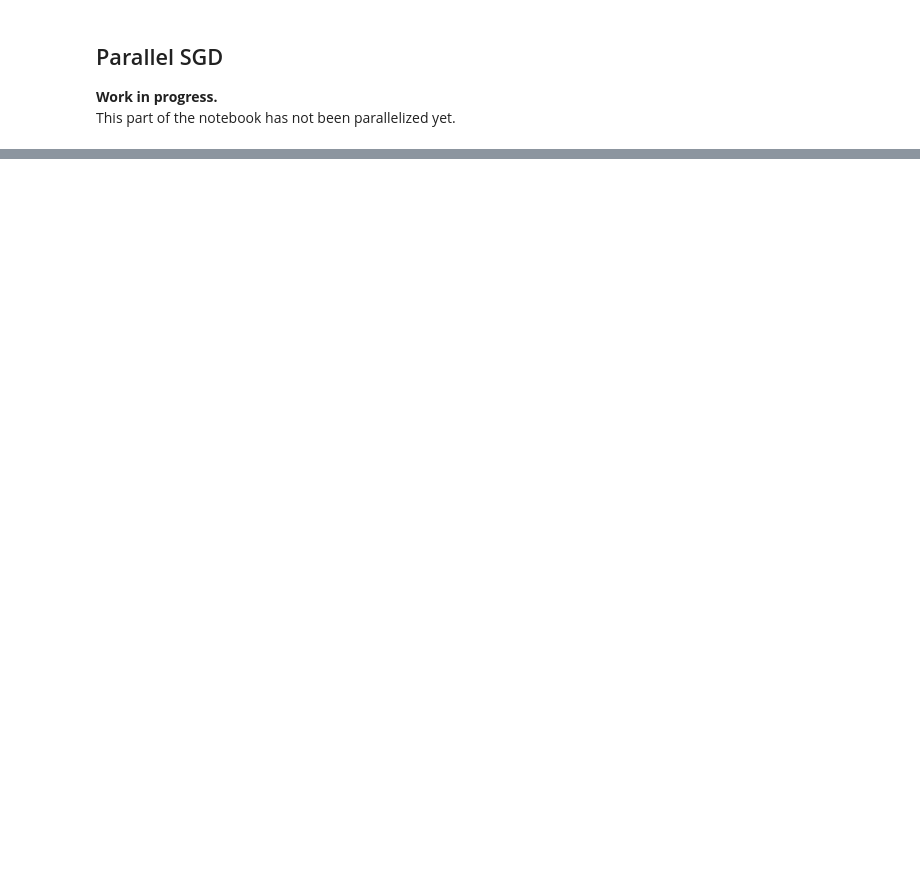
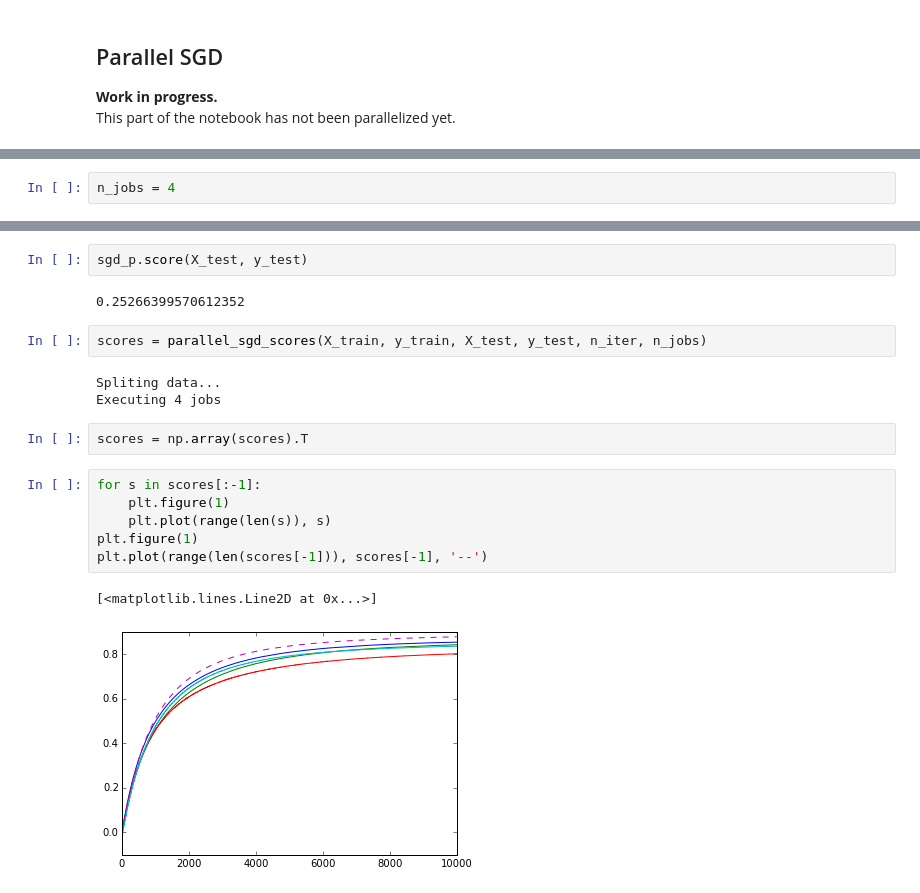
Before and after one commit to angadgill/Parallel-SGD, a Jupyter notebook: Benchmark.ipynb, the cells around one changed output, grey strips where cells are left out. Drawn from its saved outputs; the diff is of its cells as text; blank space fills up the shorter version.

```diff
--- a/Benchmark.ipynb
+++ b/Benchmark.ipynb
@@ -58,0 +145,2 @@ psgd = parallel_sgd.ParallelSGDRegressor()
+# %%
+n_jobs = 4
@@ -67,0 +157,20 @@ ParallelSGDRegressor(alpha=0.0001, average=False, epsilon=0.1, eta0=0.01,
+# %%
+sgd_p.score(X_test, y_test)
+# %% [output]
+0.25266399570612352
+# %%
+scores = parallel_sgd_scores(X_train, y_train, X_test, y_test, n_iter, n_jobs)
+# %% [output]
+Spliting data...
+Executing 4 jobs
+# %%
+scores = np.array(scores).T
+# %%
+for s in scores[:-1]:
+    plt.figure(1)
+    plt.plot(range(len(s)), s)
+plt.figure(1)
+plt.plot(range(len(scores[-1])), scores[-1], '--')
+# %% [output]
+[<matplotlib.lines.Line2D at 0x...>]
+[figure, added]
```
Also changed, not shown: parts of 20 cells of this notebook.
